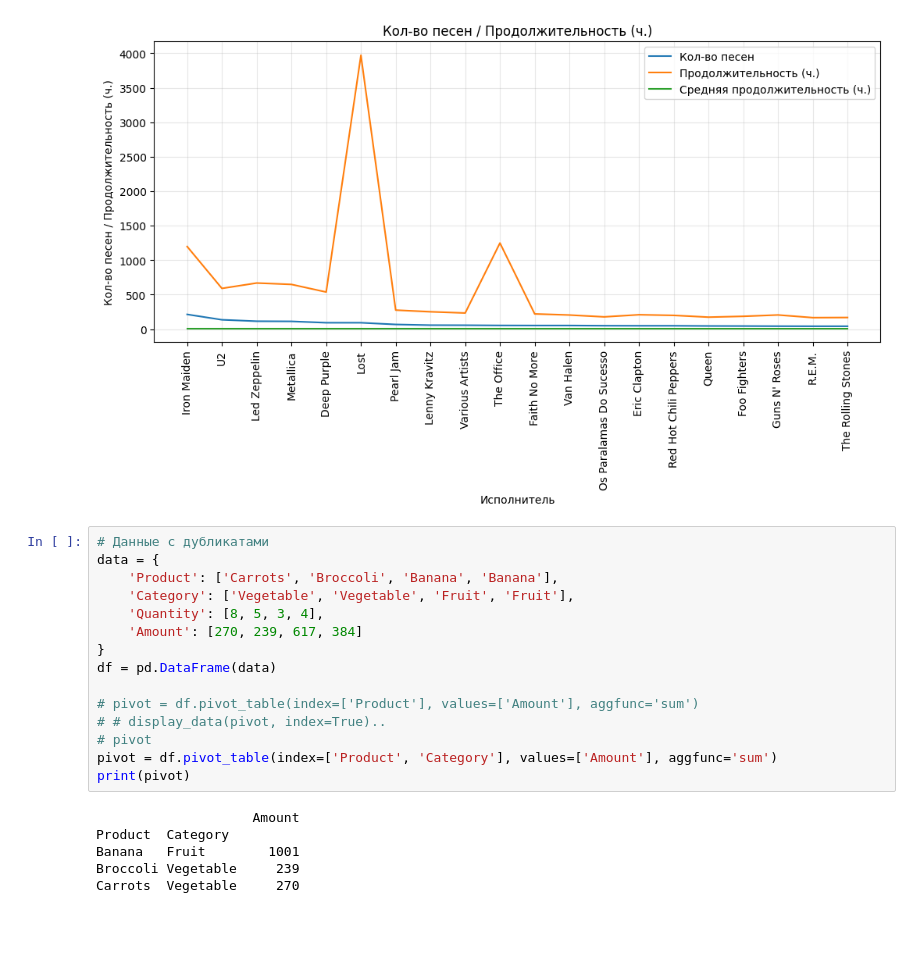
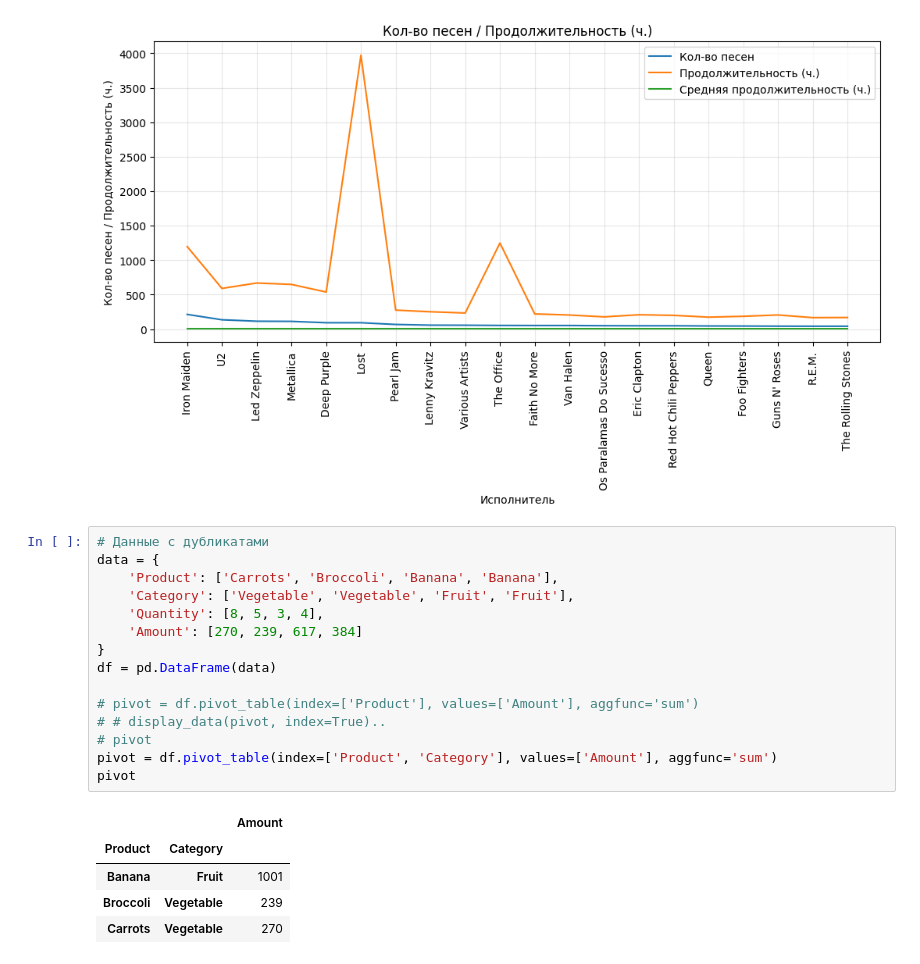
Before and after one commit to barmaley350/SQLLessons, a Jupyter notebook: services/jupyter/notebooks/examples.ipynb, the cells around one changed output. Cells and saved outputs as stored; diff of their text form; blank space fills up the shorter version.

```diff
--- a/services/jupyter/notebooks/examples.ipynb
+++ b/services/jupyter/notebooks/examples.ipynb
@@ -288,21 +288,21 @@ plt.show()
 # %%
 # Данные с дубликатами
 data = {
     'Product': ['Carrots', 'Broccoli', 'Banana', 'Banana'],
     'Category': ['Vegetable', 'Vegetable', 'Fruit', 'Fruit'],
     'Quantity': [8, 5, 3, 4],
     'Amount': [270, 239, 617, 384]
 }
 df = pd.DataFrame(data)
 
 # pivot = df.pivot_table(index=['Product'], values=['Amount'], aggfunc='sum')
 # # display_data(pivot, index=True)..
 # pivot
 pivot = df.pivot_table(index=['Product', 'Category'], values=['Amount'], aggfunc='sum')
-print(pivot)
+pivot
 # %% [output]
-                    Amount
-Product  Category
-Banana   Fruit        1001
-Broccoli Vegetable     239
-Carrots  Vegetable     270
+|  |  | Amount |
+| Product | Category |  |
+| Banana | Fruit | 1001 |
+| Broccoli | Vegetable | 239 |
+| Carrots | Vegetable | 270 |
```
Also changed, not shown: 2 other files.
